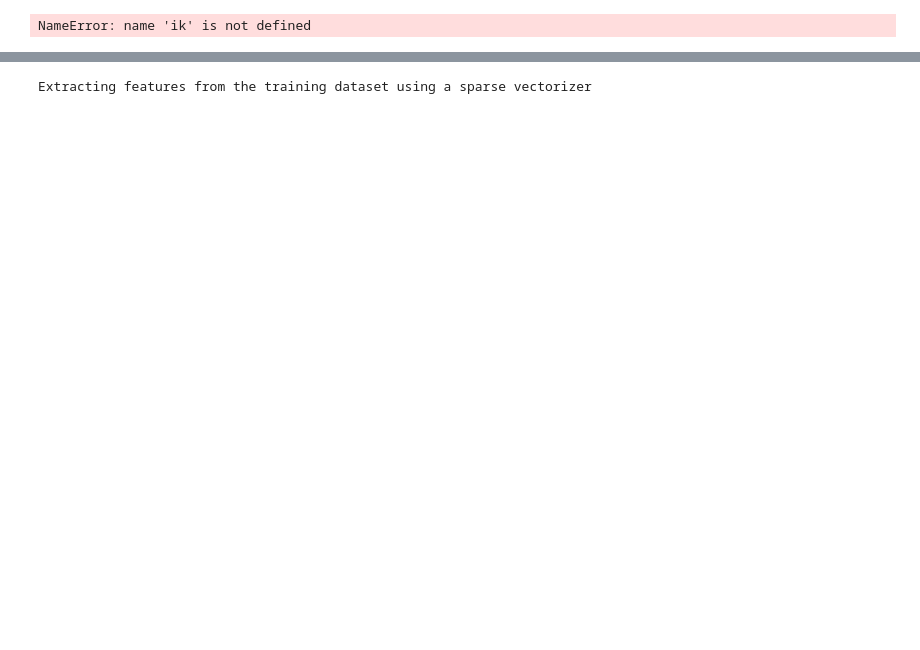
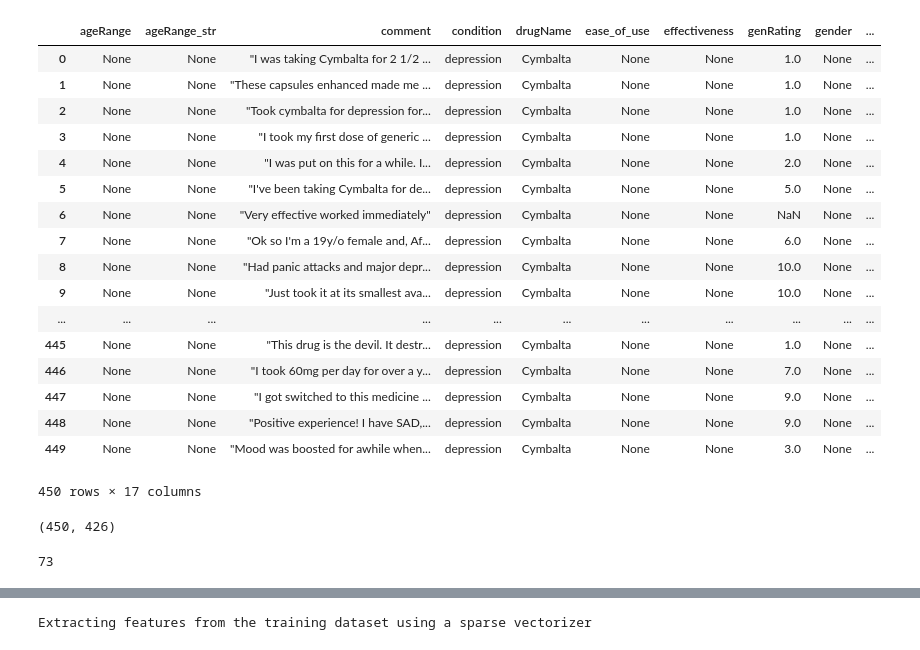
Before and after one commit to ebertucc/snooprx, a Jupyter notebook: Clustering.ipynb, the cells around one changed output, grey strips where cells are left out. Saved outputs shown, nothing was run; the diff lists cells and outputs as text; code cells hidden in the pictures; blank space fills up the shorter version.

Commit message:
now supports clustering of data subsets with df

```diff
--- a/Clustering.ipynb
+++ b/Clustering.ipynb
@@ -112 +215,22 @@ one_drug = mini_drug_list[0]
+# %%
+df2
+# %% [output]
+|  | ageRange | ageRange_str | comment | condition | drugName | ease_of_use | effectiveness | genRating | gender | ... |
+| 0 | None | None | "I was taking Cymbalta for 2 1/2 ... | depression | Cymbalta | None | None | 1.0 | None | ... |
+| 1 | None | None | "These capsules enhanced made me ... | depression | Cymbalta | None | None | 1.0 | None | ... |
+| 2 | None | None | "Took cymbalta for depression for... | depression | Cymbalta | None | None | 1.0 | None | ... |
+| 3 | None | None | "I took my first dose of generic ... | depression | Cymbalta | None | None | 1.0 | None | ... |
+| 4 | None | None | "I was put on this for a while. I... | depression | Cymbalta | None | None | 2.0 | None | ... |
+| 5 | None | None | "I've been taking Cymbalta for de... | depression | Cymbalta | None | None | 5.0 | None | ... |
+| 6 | None | None | "Very effective worked immediately" | depression | Cymbalta | None | None | NaN | None | ... |
+| 7 | None | None | "Ok so I'm a 19y/o female and, Af... | depression | Cymbalta | None | None | 6.0 | None | ... |
+| 8 | None | None | "Had panic attacks and major depr... | depression | Cymbalta | None | None | 10.0 | None | ... |
+| 9 | None | None | "Just took it at its smallest ava... | depression | Cymbalta | None | None | 10.0 | None | ... |
+| ... | ... | ... | ... | ... | ... | ... | ... | ... | ... | ... |
+| 445 | None | None | "This drug is the devil. It destr... | depression | Cymbalta | None | None | 1.0 | None | ... |
+| 446 | None | None | "I took 60mg per day for over a y... | depression | Cymbalta | None | None | 7.0 | None | ... |
+| 447 | None | None | "I got switched to this medicine ... | depression | Cymbalta | None | None | 9.0 | None | ... |
+| 448 | None | None | "Positive experience! I have SAD,... | depression | Cymbalta | None | None | 9.0 | None | ... |
+| 449 | None | None | "Mood was boosted for awhile when... | depression | Cymbalta | None | None | 3.0 | None | ... |
+450 rows × 17 columns
 # %%
@@ -114,4 +238,4 @@ dataset = drug_dataset(one_drug)
-# %%
-clean = [(dataset.target[ik], dataset.data[ik]) for ik in range(len(dataset.target[ik])) if dataset.target[ik] != None]
-# %% [output]
-NameError: name 'ik' is not defined
+# %%
+len(one_drug.df), len(dataset.data)
+# %% [output]
+(450, 426)
@@ -118,3 +244,7 @@ NameError: name 'ik' is not defined
+# %%
+len(df_1s)
+# %% [output]
+73
 # %%
 print("%d documents" % len(dataset.data))
 print("%d categories" % len(dataset.target_names))
```
Also changed, not shown: parts of 23 cells of this notebook.
